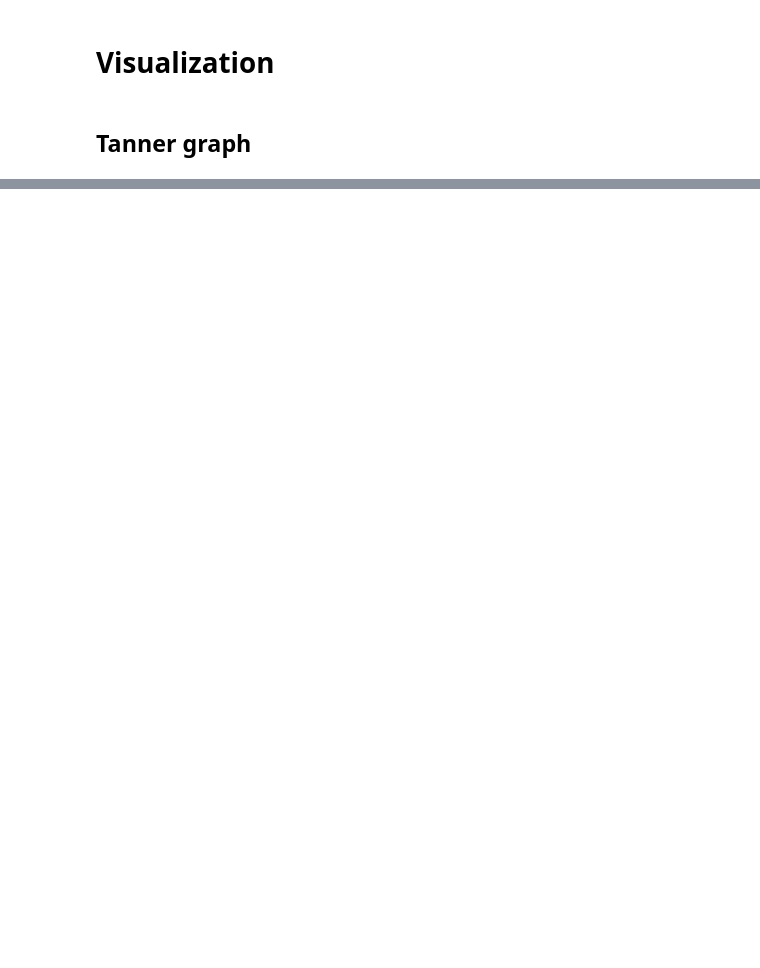
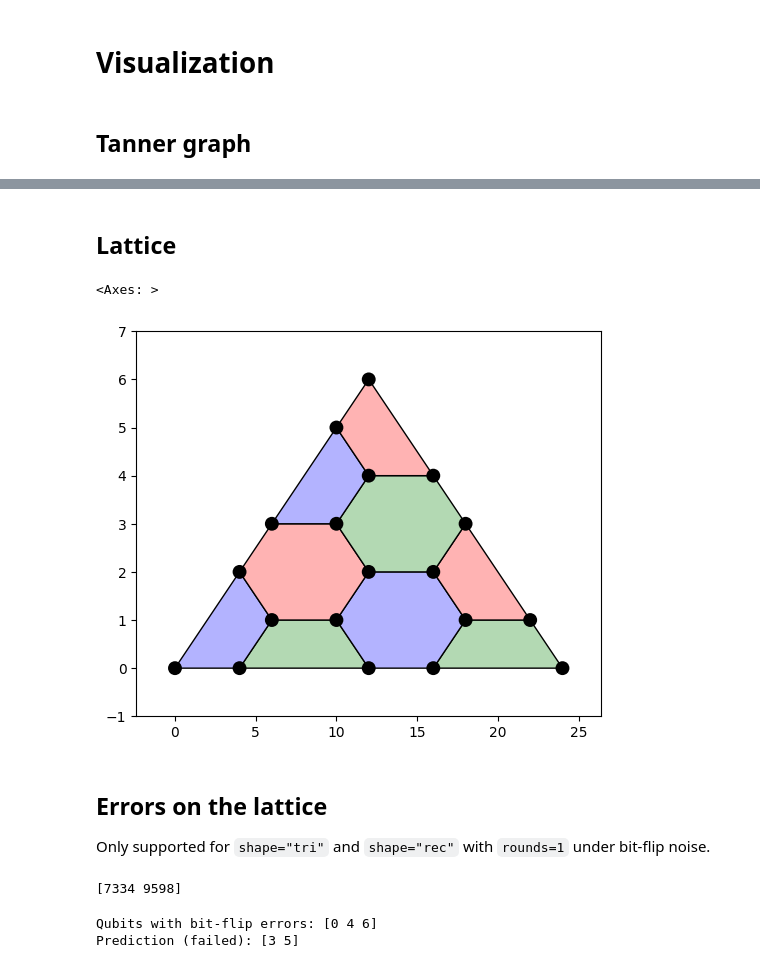
Before and after one commit to seokhyung-lee/color-code-stim, a Jupyter notebook: getting_started.ipynb, the cells around one changed output, grey strips where cells are left out. Cells and saved outputs as stored; diff of their text form; code cells hidden in the pictures; blank space fills up the shorter version.

```diff
--- a/getting_started.ipynb
+++ b/getting_started.ipynb
@@ -179,0 +215,30 @@ colorcode.draw_tanner_graph(ax=ax, show_axes=True)
+# %% [markdown]
+## Lattice
+# %%
+colorcode.draw_lattice(show_axes=True)
+# %% [output]
+<Axes: >
+[figure, added]
+# %% [markdown]
+## Errors on the lattice
+
+Only supported for `shape="tri"` and `shape="rec"` with `rounds=1` under bit-flip noise.
+# %%
+det, obs, err = colorcode.sample_with_errors(shots=10000, seed=42)
+pred, extra_outputs = colorcode.decode(det, full_output=True)
+fail = obs ^ pred
+failed_samples = np.nonzero(fail)[0]
+print(failed_samples)
+# %% [output]
+[7334 9598]
+# %%
+idx = failed_samples[0]
+err_qubits = colorcode.errors_to_qubits(err[idx])
+corr_qubits = colorcode.errors_to_qubits(extra_outputs["error_preds"][idx])
+err_qubits = np.nonzero(err_qubits)[0]
+corr_qubits = np.nonzero(corr_qubits)[0]
+print("Qubits with bit-flip errors:", err_qubits)
+print("Prediction (failed):", corr_qubits)
+# %% [output]
+Qubits with bit-flip errors: [0 4 6]
+Prediction (failed): [3 5]
```
Also changed, not shown: parts of 18 cells of this notebook, 1 other file.
